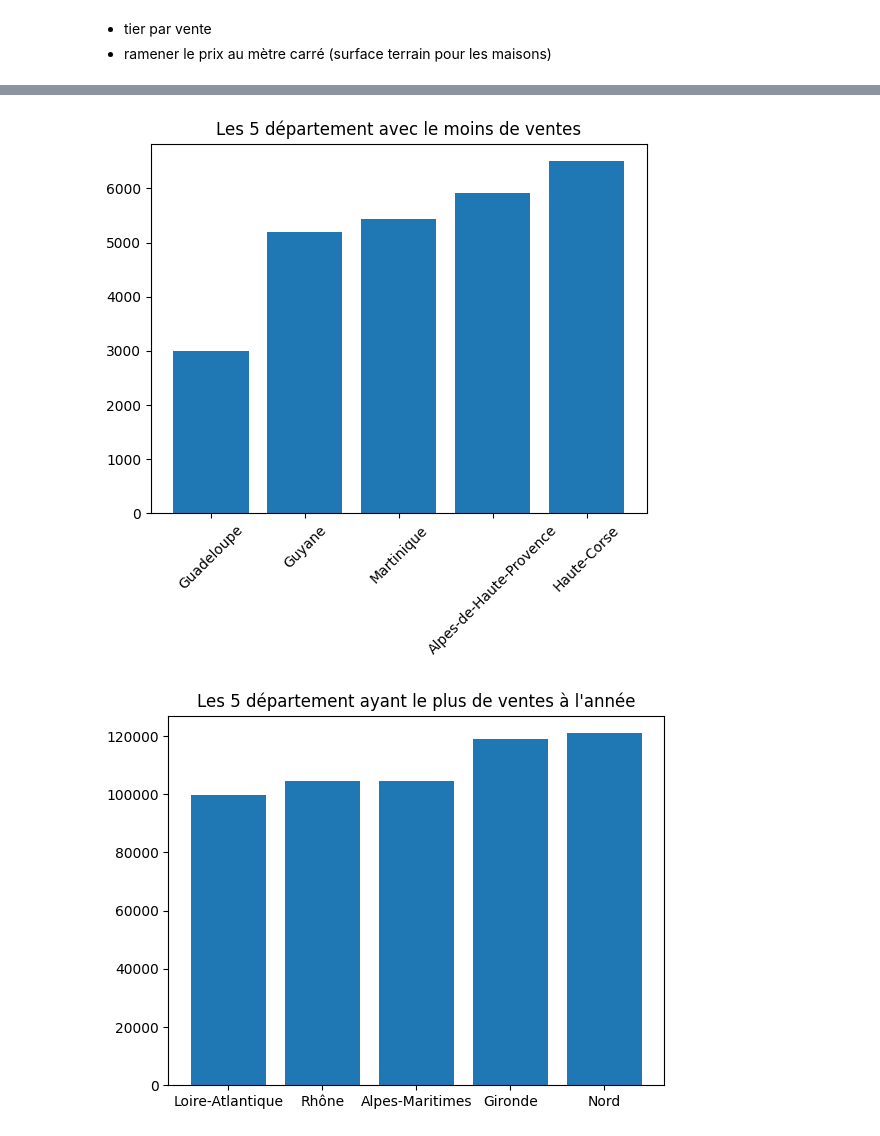
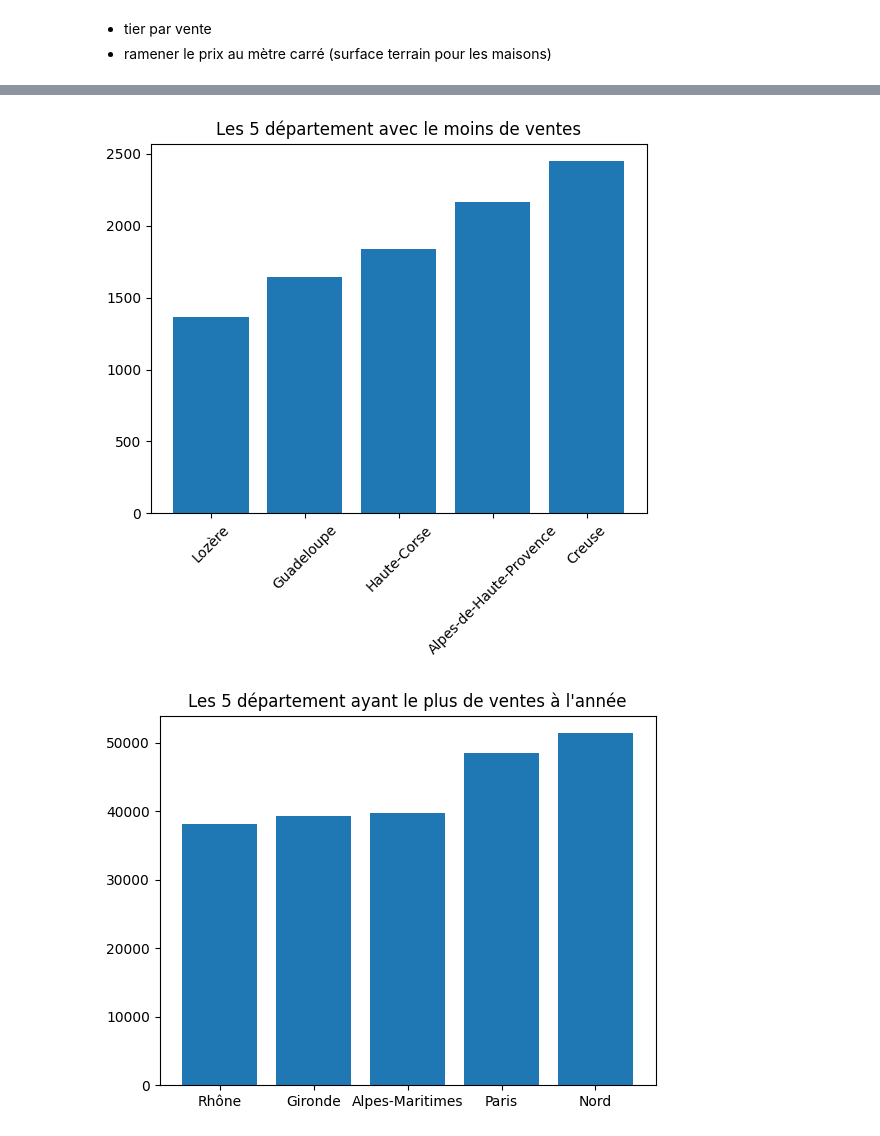
Before and after one commit to yougoxe/data_analyse_dvf, a Jupyter notebook: src/analyse.ipynb, the cells around one changed output, grey strips where cells are left out. Drawn from its saved outputs; the diff is of its cells as text; code cells hidden in the pictures.

```diff
--- a/src/analyse.ipynb
+++ b/src/analyse.ipynb
@@ -8,9 +8,9 @@ import glob
 # %% [markdown]
 # Import du jeu de données
 # %%
-files_to_load = glob.glob('../data/*.txt')
+files_to_load = glob.glob('../data/dvf*.csv')
 dvf_raw = pd.concat([pd.read_csv(file,sep="|", decimal=',') for file in files_to_load])
-df_reference_departement_raw = pd.read_csv("../reference/departements-region.csv",delimiter=",")
+df_reference_departement_raw = pd.read_csv("../data/departements-regions.csv",delimiter=",")
 # %% [markdown]
 # purification des données
 # %%
@@ -29,5 +29,18 @@ colonnes_a_garder = [
 
 df_vf_raw = dvf_raw.drop(columns=[col for col in dvf_raw.columns if col not in colonnes_a_garder])
 pd.set_option('display.float_format', '{:.2f}'.format)
+pd.set_option('use_inf_as_na',True)
+
+#On récupère que les ventes
+df_vf_raw = df_vf_raw.loc[df_vf_raw['Nature mutation'] == 'Vente']
+
+df_vf_raw.dropna(subset=['Valeur fonciere'], inplace=True)
+df_vf_raw.dropna(subset=['Surface reelle bati'], inplace=True)
+
+df_vf_raw['Valeur fonciere'] = df_vf_raw['Valeur fonciere'].astype('int64')
+df_vf_raw['Surface reelle bati'] = df_vf_raw['Surface reelle bati'].astype('int64')
 
 df_vf_raw['prix metre carre'] = df_vf_raw['Valeur fonciere'] / df_vf_raw['Surface reelle bati']
+df_vf_raw.dropna(subset=['prix metre carre'], inplace=True)
+df_vf_raw['prix metre carre'] = df_vf_raw['prix metre carre'].astype('int64')
+print((df_vf_raw.isnull().mean() * 100).round(2))
@@ -65,20 +88,21 @@ memory usage: 293.8+ MB
 - tier par vente
 - ramener le prix au mètre carré (surface terrain pour les maisons)
 # %%
-
 moyenne_prix_departement = df_dvf_region.groupby('Code departement')['prix metre carre'].mean()
 nombre_vente_departement = df_dvf_region.groupby('Code departement')['Valeur fonciere'].count()
 nom_departement = df_dvf_region.groupby('Code departement')['dep_name']
+
 nombre_vente_region = df_dvf_region.groupby('region_name')['Valeur fonciere'].count()
 nombre_vente_region = nombre_vente_region.reset_index()
 nombre_vente_region.rename(columns={"Valeur fonciere": "nombre_vente"},inplace=True)
+
 fusion = pd.merge(moyenne_prix_departement, nombre_vente_departement, left_index=True, right_index=True)
 fusion = fusion.merge(df_reference_departement_raw, how='left',left_on='Code departement', right_on='num_dep')
-fusion.rename(columns={"Valeur fonciere_x": "moyenne_prix", "Valeur fonciere": "nombre_vente"},inplace=True)
+fusion.rename(columns={"Valeur fonciere_x": "moyenne_prix", "Valeur fonciere": "nombre_vente","prix metre carre" : "moyenne_prix_metre_carre"},inplace=True)
 fusion.reset_index(inplace=True)
+
 
 # Affichage du résultat
 #print(moyenne_prix_departement)
 #print(nombre_vente_departement)
 #print(nombre_vente_region)
-print(fusion)
@@ -103,6 +109,7 @@ print(fusion)
 # %%
 colonne_tri = 'nombre_vente'
-df_trie_asc = fusion.sort_values(by=colonne_tri)[:5]
-df_trie_desc = fusion.sort_values(by=colonne_tri)[-5:]
-print(df_trie_asc)
+df_trie_asc_nombre_vente = fusion.sort_values(by=colonne_tri)[:5]
+df_trie_desc_nombre_vente = fusion.sort_values(by=colonne_tri)[-5:]
+
+print(df_trie_desc_nombre_vente)
 # %% [output]
@@ -122,5 +129,5 @@ print(df_trie_asc)
 # %%
-plt.bar(df_trie_asc['dep_name'],df_trie_asc['nombre_vente'])
+plt.bar(df_trie_asc_nombre_vente['dep_name'],df_trie_asc_nombre_vente['nombre_vente'])
 
 # Ajouter un titre
 plt.title('Les 5 département avec le moins de ventes')
@@ -128,16 +135,16 @@ plt.title('Les 5 département avec le moins de ventes')
 plt.xticks(rotation=45)
 plt.show()
 # %% [output]
-[figure, old version]
+[figure, new version]
 # %%
-plt.bar(df_trie_desc['dep_name'],df_trie_desc['nombre_vente'])
+plt.bar(df_trie_desc_nombre_vente['dep_name'],df_trie_desc_nombre_vente['nombre_vente'])
 
 # Ajouter un titre
 plt.title('Les 5 département ayant le plus de ventes à l\'année')
 # Afficher le diagramme
 plt.show()
 # %% [output]
-[figure, old version]
+[figure, new version]
 # %%
 plt.bar(nombre_vente_region['region_name'],nombre_vente_region['nombre_vente'])
 
```
Also changed, not shown: parts of 7 cells of this notebook.
